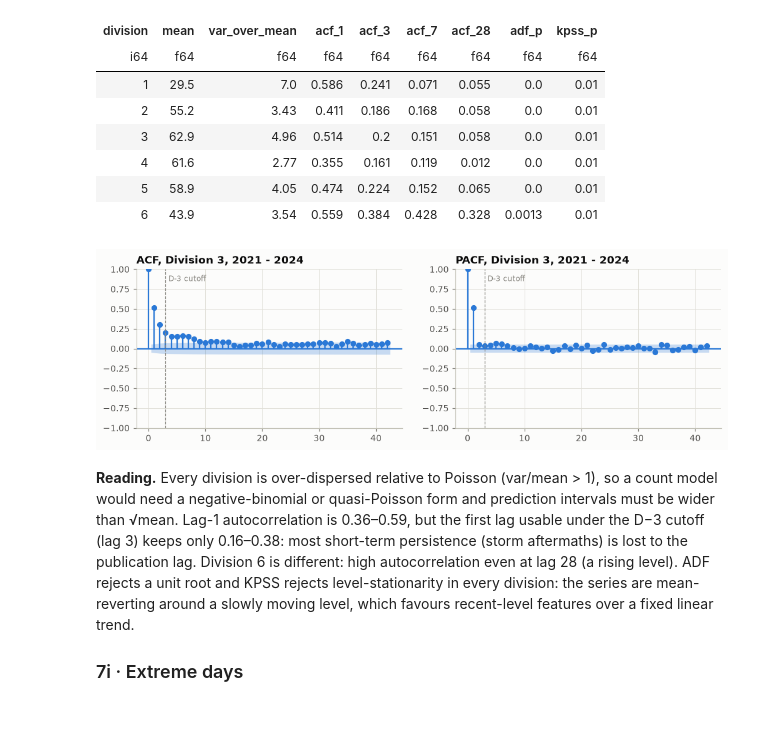
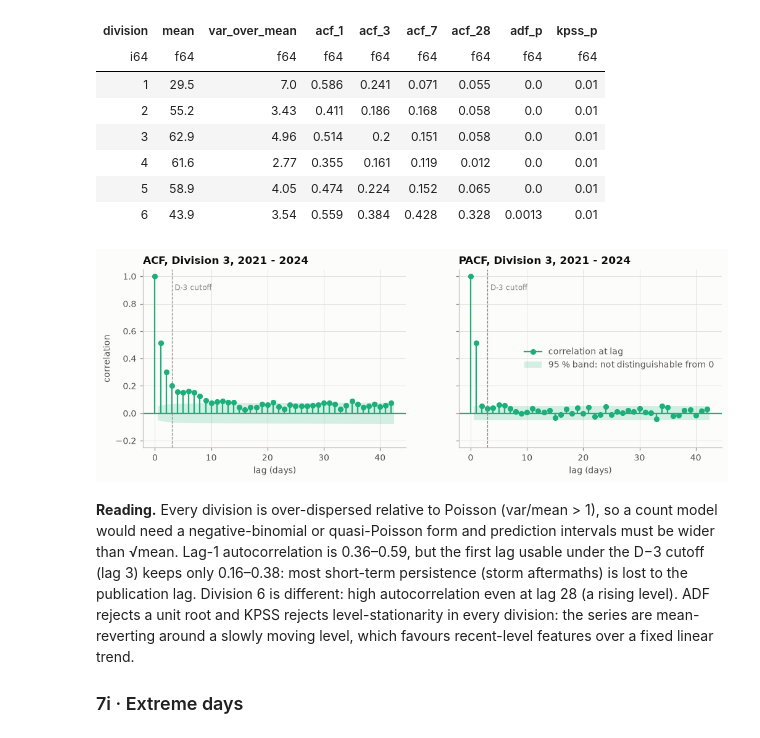
Before and after one commit to abouganemi/ycit440-sim-forecast, a Jupyter notebook: notebooks/01_eda.ipynb, the cells around one changed output. Saved outputs shown, nothing was run; the diff lists cells and outputs as text; code cells hidden in the pictures.

```diff
--- a/notebooks/01_eda.ipynb
+++ b/notebooks/01_eda.ipynb
@@ -1160,24 +1163,44 @@ shape: (6, 9)
 # %%
 k_big = int(dyn.sort("mean", descending=True)["division"][0])
 y = train_div.filter(pl.col("DIVISION") == k_big)["n"].to_numpy().astype(float)
-fig, axes = plt.subplots(1, 2, figsize=(11, 3))
-plot_acf(y, lags=42, ax=axes[0], color=SERIES[0], vlines_kwargs={"colors": SERIES[0]})
+color = DIV_COLOR[k_big]  # same colour as this division everywhere else
+fig, axes = plt.subplots(1, 2, figsize=(11, 3.4), sharey=True)
+plot_acf(y, lags=42, ax=axes[0], color=color, vlines_kwargs={"colors": color})
 plot_pacf(
     y,
     lags=42,
     ax=axes[1],
-    color=SERIES[0],
-    vlines_kwargs={"colors": SERIES[0]},
+    color=color,
+    vlines_kwargs={"colors": color},
     method="ywm",
 )
-axes[0].set_title(f"ACF, Division {k_big}, 2021 - 2024")
-axes[1].set_title(f"PACF, Division {k_big}, 2021 - 2024")
-for ax in axes:
+for ax, name in zip(axes, ["ACF", "PACF"], strict=True):
+    ax.set_title(f"{name}, Division {k_big}, 2021 - 2024")
+    ax.set_xlabel("lag (days)")
+    ax.set_ylim(
+        -0.25, 1.05
+    )  # nothing falls below -0.05; the default -1 wastes half the panel
+    for band in ax.collections:
+        if isinstance(band, PolyCollection):  # statsmodels' 95 % confidence band
+            band.set_facecolor(color)
+            band.set_alpha(0.18)
     ax.axvline(3, color=MUTED, lw=0.8, ls="--")
-    ax.text(3.5, 0.85, "D-3 cutoff", fontsize=8, color=MUTED)
+    ax.text(3.5, 0.9, "D-3 cutoff", fontsize=8, color=MUTED)
+axes[0].set_ylabel("correlation")
+axes[1].legend(
+    handles=[
+        Line2D(
+            [], [], color=color, marker="o", markersize=5, label="correlation at lag"
+        ),
+        Patch(
+            facecolor=color, alpha=0.18, label="95 % band: not distinguishable from 0"
+        ),
+    ],
+    loc="center right",
+)
 save(fig, "07_acf_pacf")
 # %% [output]
-[figure, old version]
+[figure, new version]
 # %% [markdown]
 **Reading.** Every division is over-dispersed relative to Poisson (var/mean > 1), so a count
 model would need a negative-binomial or quasi-Poisson form and prediction intervals must be
```
Also changed, not shown: parts of 1 cell of this notebook, 1 other file.
